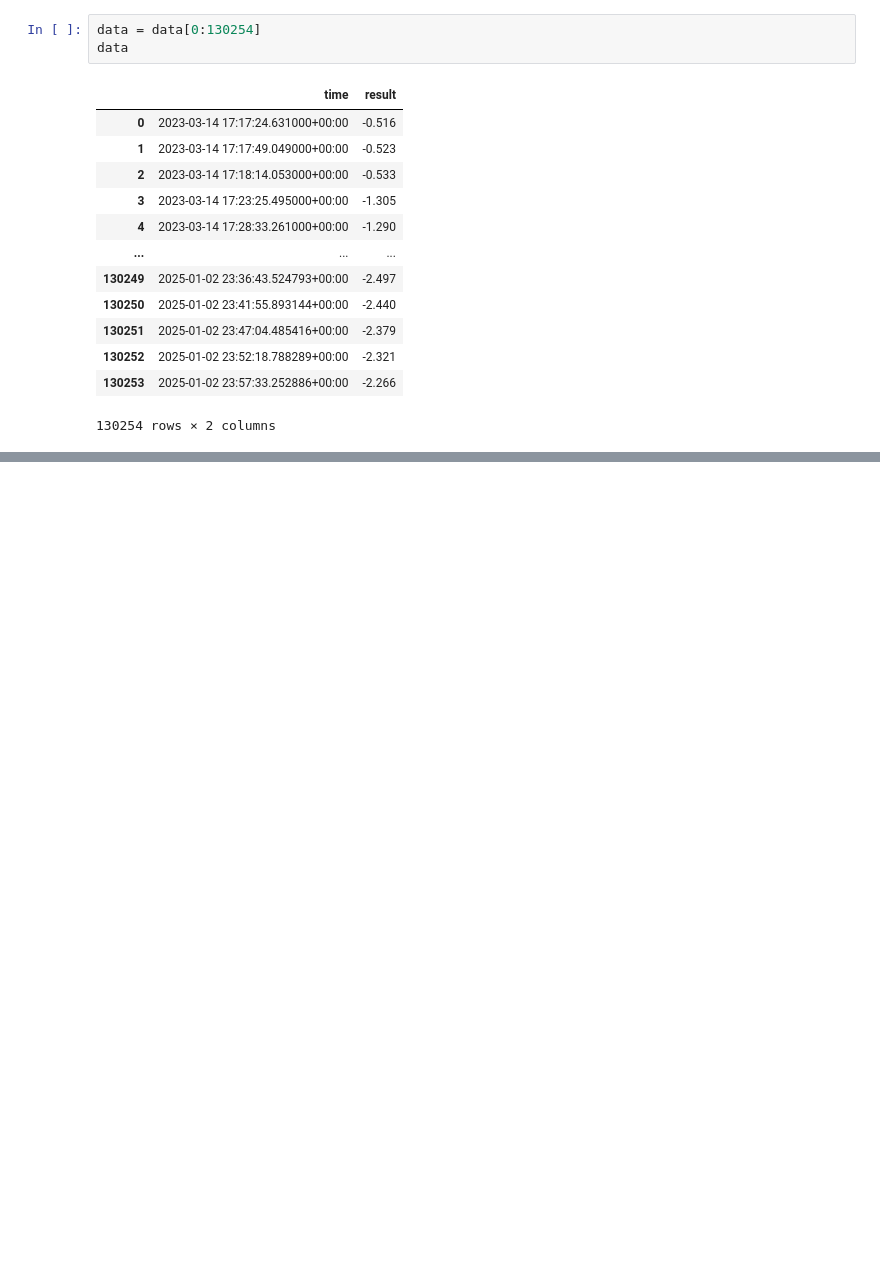
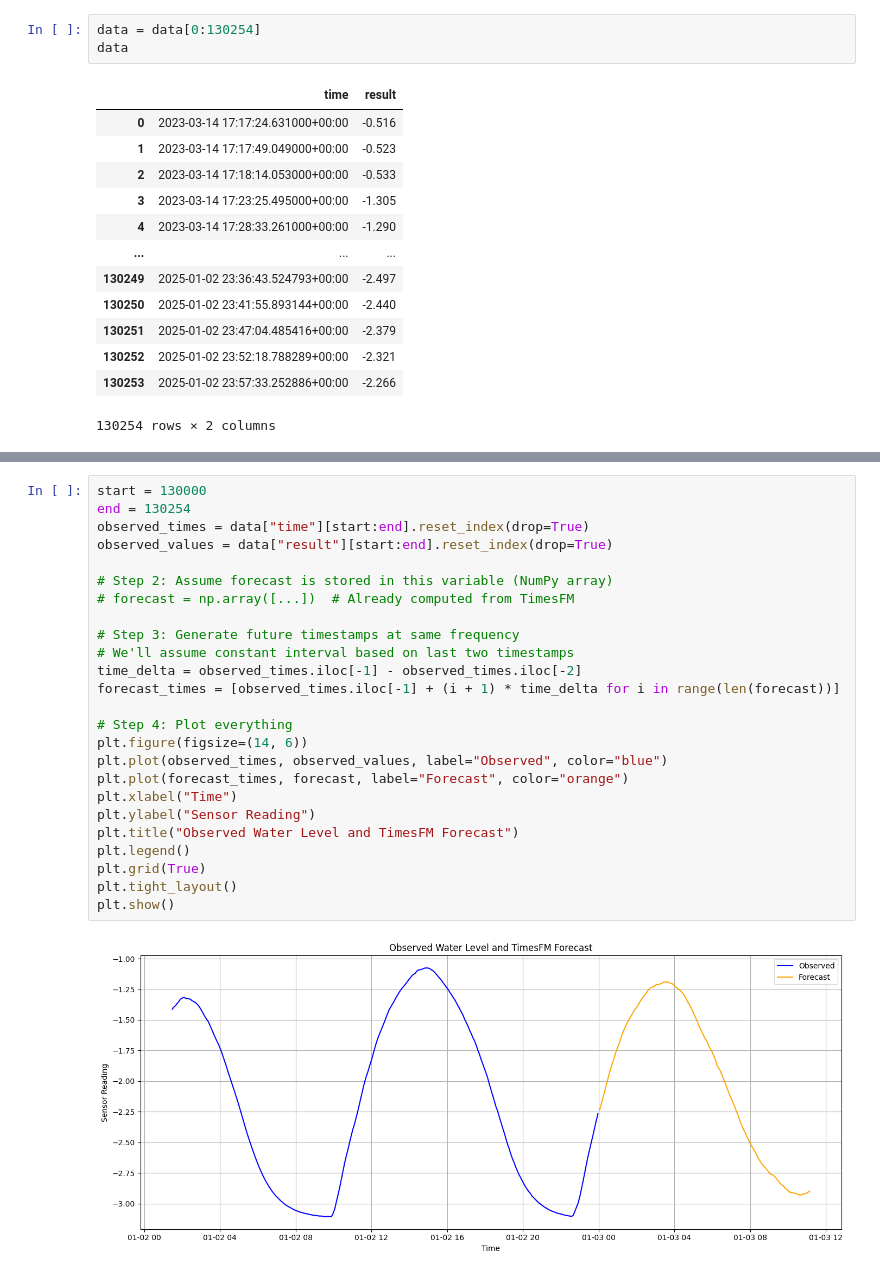
Before and after one commit to PrasunBanerjee04/SecooraRiskModel, a Jupyter notebook: model/TrainModel.ipynb, the cells around one changed output, grey strips where cells are left out. Cells and saved outputs as stored; diff of their text form; blank space fills up the shorter version.

```diff
--- a/model/TrainModel.ipynb
+++ b/model/TrainModel.ipynb
@@ -386,0 +271,27 @@ KeyboardInterrupt:
+# %%
+start = 130000
+end = 130254
+observed_times = data["time"][start:end].reset_index(drop=True)
+observed_values = data["result"][start:end].reset_index(drop=True)
+
+# Step 2: Assume forecast is stored in this variable (NumPy array)
+# forecast = np.array([...])  # Already computed from TimesFM
+
+# Step 3: Generate future timestamps at same frequency
+# We'll assume constant interval based on last two timestamps
+time_delta = observed_times.iloc[-1] - observed_times.iloc[-2]
+forecast_times = [observed_times.iloc[-1] + (i + 1) * time_delta for i in range(len(forecast))]
+
+# Step 4: Plot everything
+plt.figure(figsize=(14, 6))
+plt.plot(observed_times, observed_values, label="Observed", color="blue")
+plt.plot(forecast_times, forecast, label="Forecast", color="orange")
+plt.xlabel("Time")
+plt.ylabel("Sensor Reading")
+plt.title("Observed Water Level and TimesFM Forecast")
+plt.legend()
+plt.grid(True)
+plt.tight_layout()
+plt.show()
+# %% [output]
+[figure, added]
```
Also changed, not shown: parts of 22 cells of this notebook, 3 other files.
